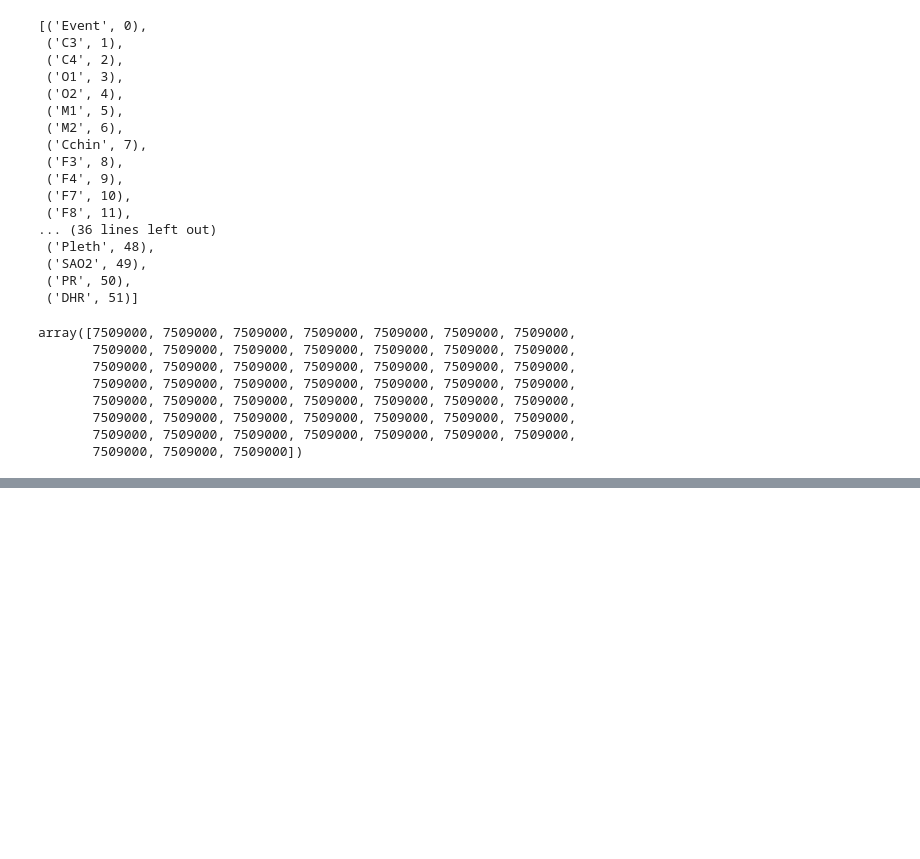
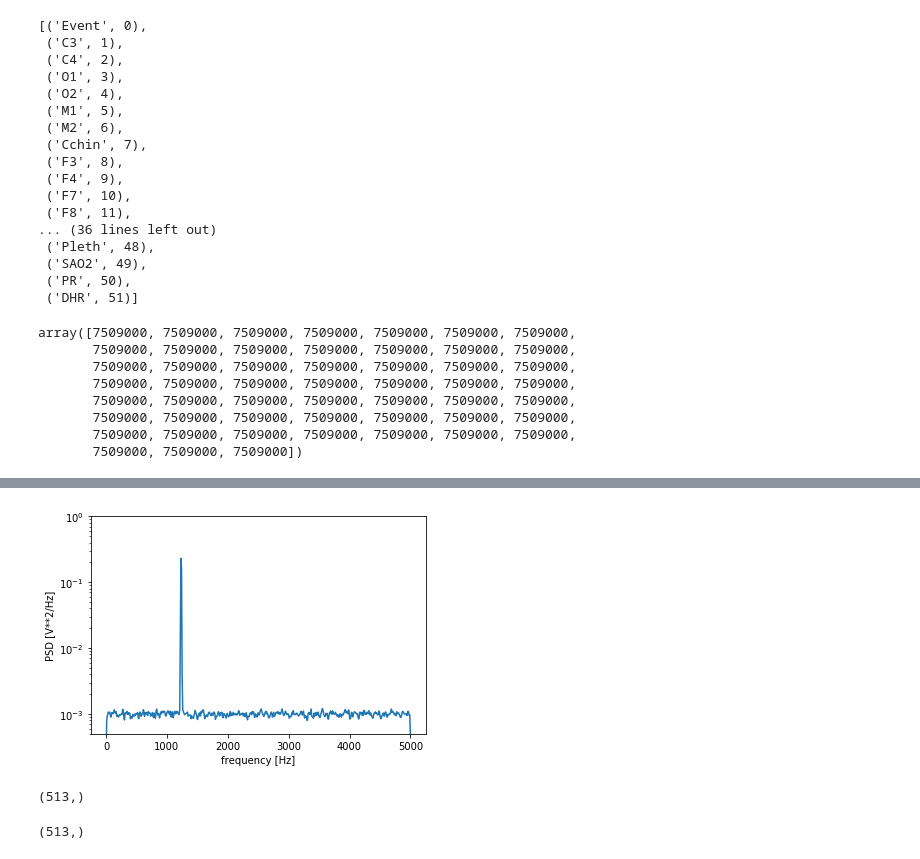
Before and after one commit to jonathanbranam/aisdb, a Jupyter notebook: FirstReadEDF.ipynb, the cells around one changed output, grey strips where cells are left out. Drawn from its saved outputs; the diff is of its cells as text; code cells hidden in the pictures; blank space fills up the shorter version.

```diff
--- a/FirstReadEDF.ipynb
+++ b/FirstReadEDF.ipynb
@@ -988,0 +1137,17 @@ array([7509000, 7509000, 7509000, 7509000, 7509000, 7509000, 7509000,
+# %%
+f, Pxx_den = signal.welch(x, fs, nperseg=1024)
+plt.semilogy(f, Pxx_den)
+plt.ylim([0.5e-3, 1])
+plt.xlabel('frequency [Hz]')
+plt.ylabel('PSD [V**2/Hz]')
+plt.show()
+# %% [output]
+[figure, added]
+# %%
+f.shape
+# %% [output]
+(513,)
+# %%
+Pxx_den.shape
+# %% [output]
+(513,)
```
Also changed, not shown: parts of 26 cells of this notebook.
